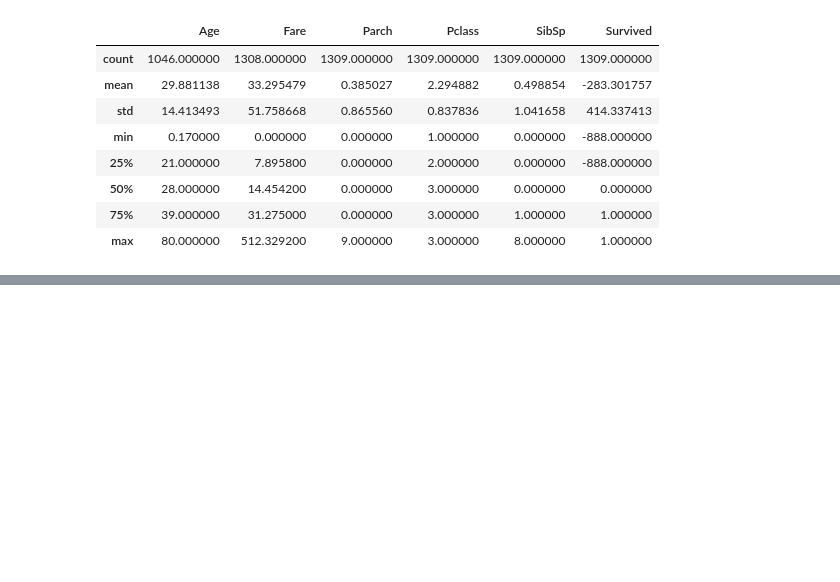
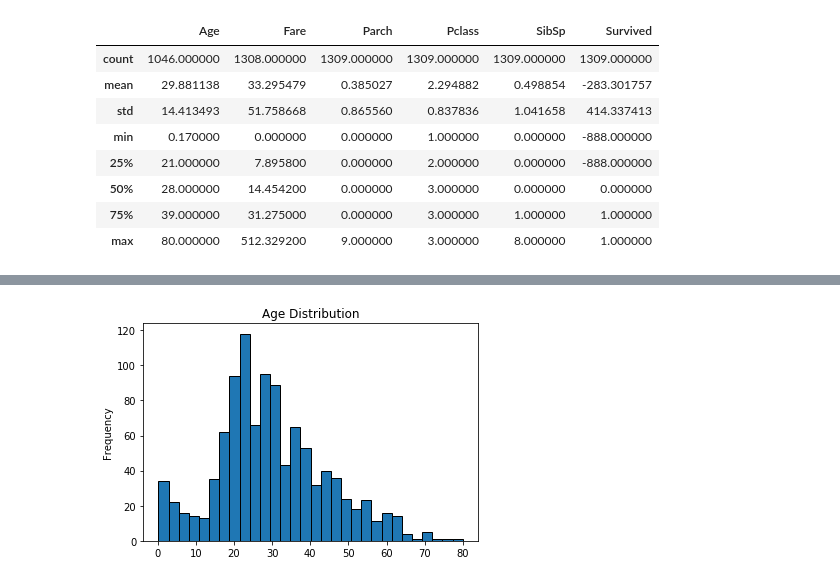
Before and after one commit to rahulkhanna2/titanic, a Jupyter notebook: notebooks/Exploring Processing Data.ipynb, the cells around one changed output, grey strips where cells are left out. Saved outputs shown, nothing was run; the diff lists cells and outputs as text; code cells hidden in the pictures; blank space fills up the shorter version.

```diff
--- a/notebooks/Exploring Processing Data.ipynb
+++ b/notebooks/Exploring Processing Data.ipynb
@@ -173,0 +216,4 @@ df.describe()
+# %%
+df.Age.plot(kind = "hist", edgecolor= "black", title= "Age Distribution", bins=30);
+# %% [output]
+[figure, added]
```
Also changed, not shown: parts of 42 cells of this notebook.
